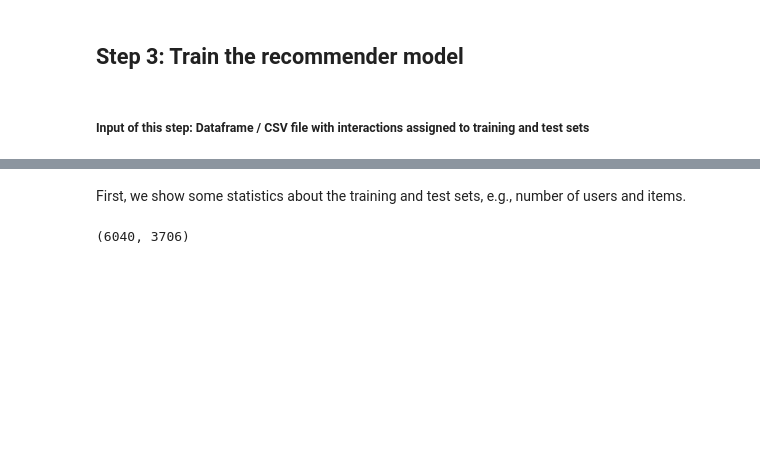
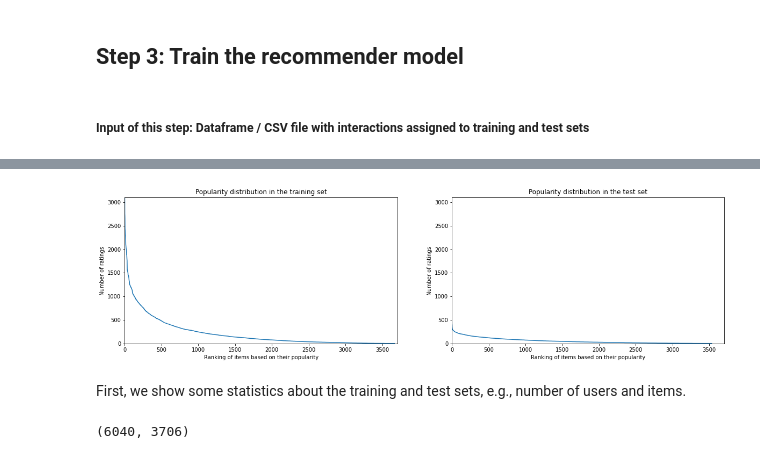
Before and after one commit to biasinrecsys/icdm2020, a Jupyter notebook: notebooks/model_setup.ipynb, the cells around one changed output, grey strips where cells are left out. Cells and saved outputs as stored; diff of their text form; code cells hidden in the pictures; blank space fills up the shorter version.

```diff
--- a/notebooks/model_setup.ipynb
+++ b/notebooks/model_setup.ipynb
@@ -230,3 +242,31 @@ Expected result: ![caption](train_test_pop_distr.png)
+# %%
+# Please, add your solution here
+train_distr = train.groupby(by='item_id').size().sort_values(ascending=False)
+test_distr = test.groupby(by='item_id').size().sort_values(ascending=False)
+y_max = int(max(train_distr.max(), test_distr.max()) / 100) * 100
+
+plt.figure(figsize=(20, 5))
+
+plt.subplot(1,2,1)
+plt.title('Popularity distribution in the training set')
+plt.plot(range(len(train_distr)), train_distr)
+plt.ylim([0, y_max])
+plt.xlim([0, len(data['item_id'].unique())])
+plt.ylabel('Number of ratings')
+plt.xlabel('Ranking of items based on their popularity')
+
+plt.subplot(1,2,2)
+plt.title('Popularity distribution in the test set')
+plt.plot(range(len(test_distr)), test_distr)
+plt.ylim([0, y_max])
+plt.xlim([0, len(data['item_id'].unique())])
+plt.ylabel('Number of ratings')
+plt.xlabel('Ranking of items based on their popularity')
+
+plt.savefig('train_test_pop_distr.png')
+plt.show()
+# %% [output]
+[figure, added]
 # %% [markdown]
 First, we show some statistics about the training and test sets, e.g., number of users and items.
 # %%
```
Also changed, not shown: parts of 24 cells of this notebook, 9 other files.
